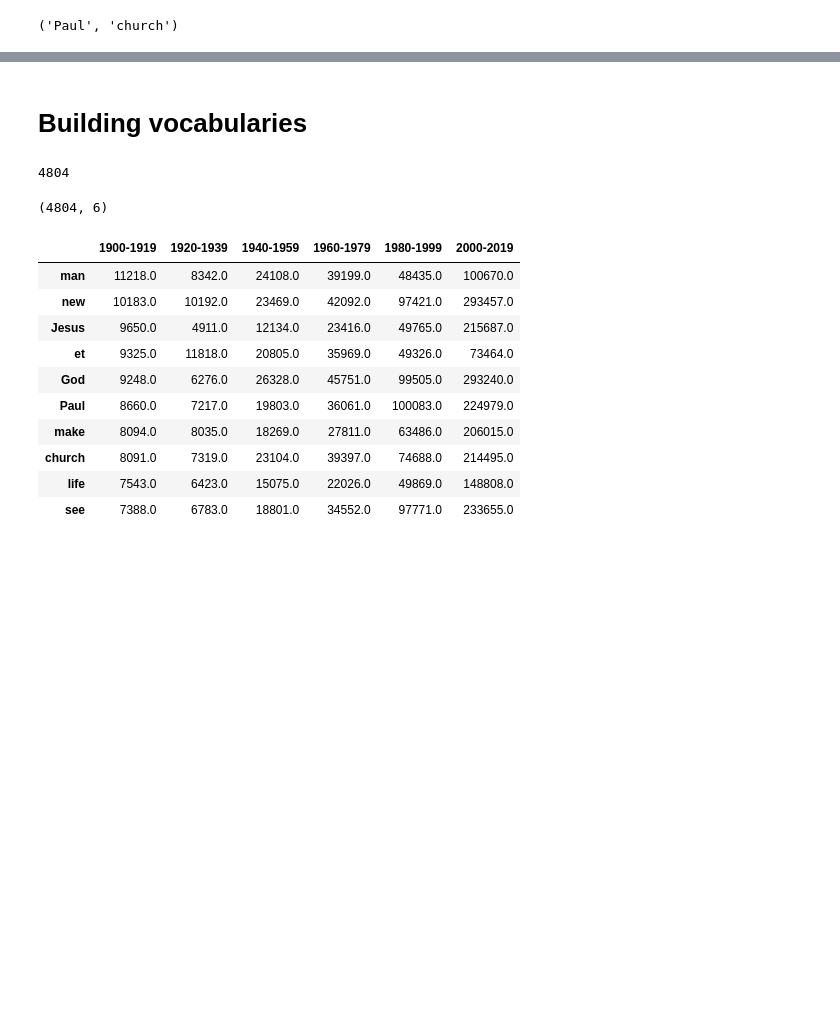
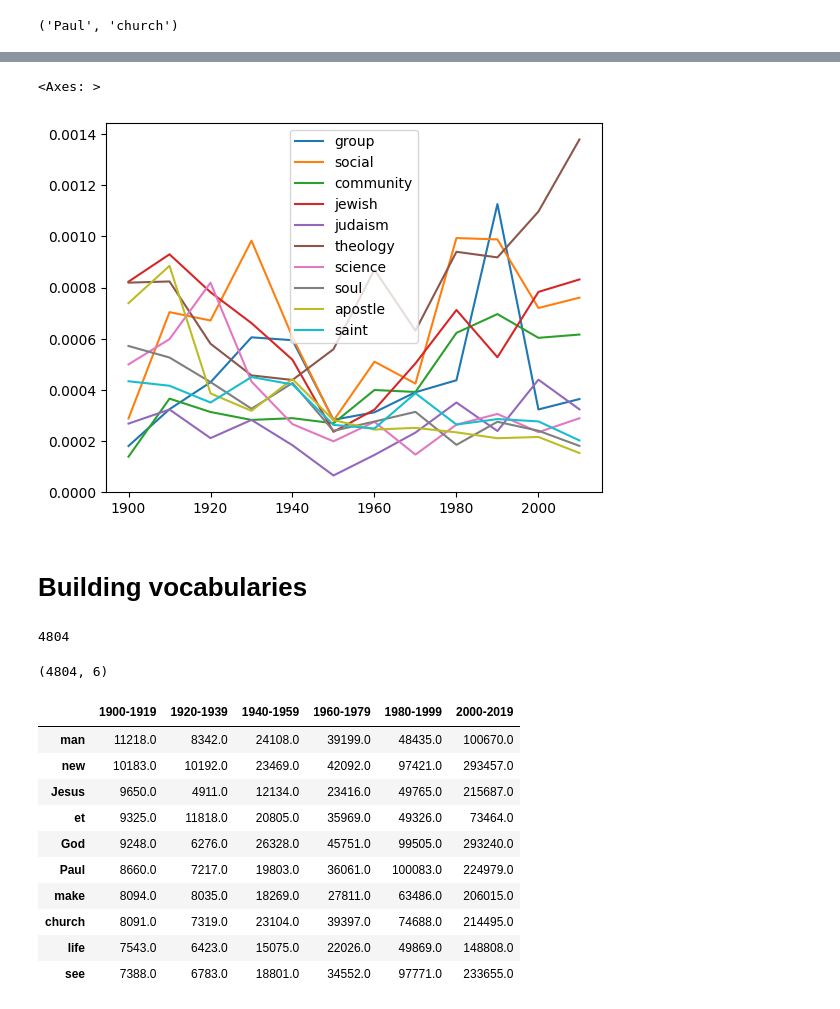
Before and after one commit to kasev/mops, a Jupyter notebook: scripts/3_exploring-vocabularies.ipynb, the cells around one changed output, grey strips where cells are left out. Drawn from its saved outputs; the diff is of its cells as text; code cells hidden in the pictures; blank space fills up the shorter version.

```diff
--- a/scripts/3_exploring-vocabularies.ipynb
+++ b/scripts/3_exploring-vocabularies.ipynb
@@ -208,3 +243,8 @@ keywords_freqs_df[["gender", "psychology", "sociology", "anthropology"]].plot()
+# %%
+keywords_freqs_df[["group", "social", "community", "jewish", "judaism","theology", "science", "soul", "apostle", "saint"]].plot()
+# %% [output]
+<Axes: >
+[figure, added]
 # %% [markdown]
 # Building vocabularies
 # %%
```
Also changed, not shown: parts of 13 cells of this notebook, 4 other files.
